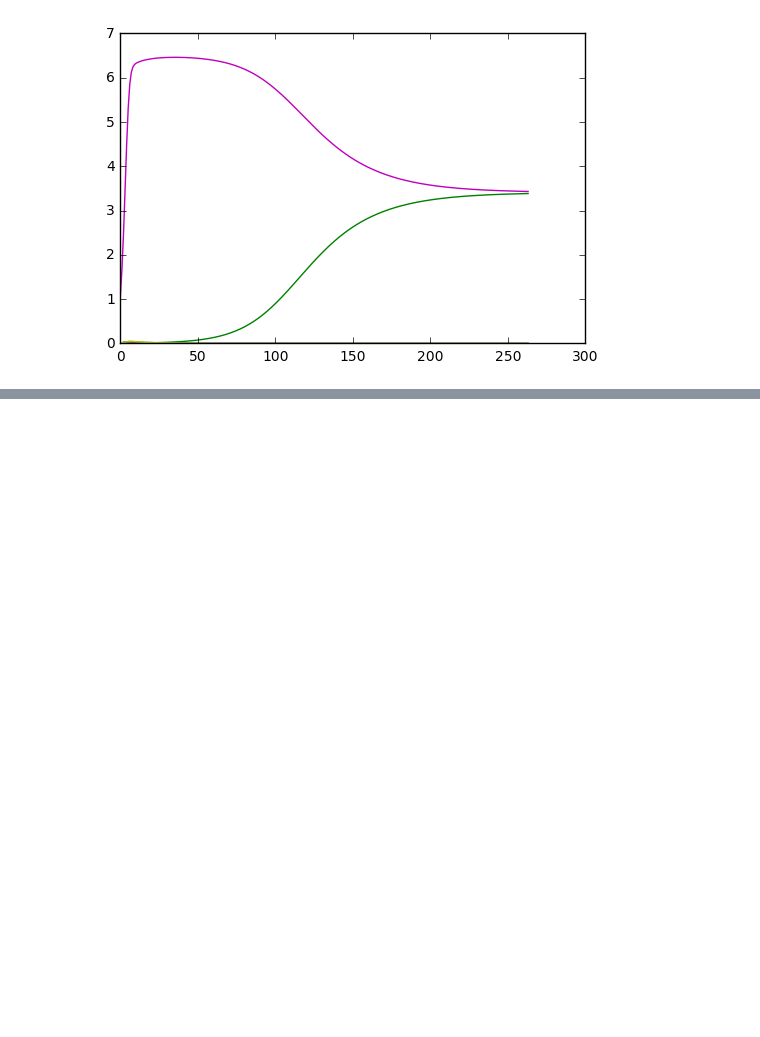
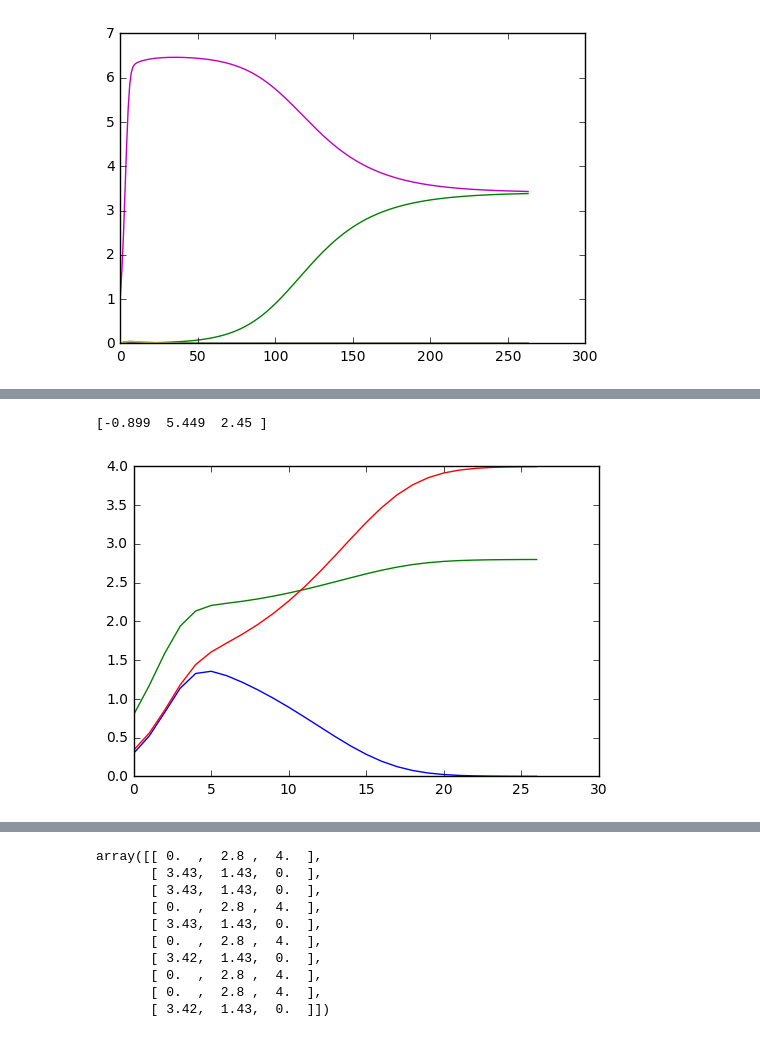
Before and after one commit to mlivesa2/compLV_ring, a Jupyter notebook: Comp_LV_Ring.ipynb, the cells around one changed output, grey strips where cells are left out. Saved outputs shown, nothing was run; the diff lists cells and outputs as text; code cells hidden in the pictures; blank space fills up the shorter version.

Commit message:
Reals B

```diff
--- a/Comp_LV_Ring.ipynb
+++ b/Comp_LV_Ring.ipynb
@@ -169,0 +177,8 @@ array([[ 0. ,  0. ,  0. ,  0. ,  9.2,  0. ],
+# %%
+## Experiment 2 Solution
+A = np.array([[2.5,1,3],[1,2.5,0],[3,0,2]])
+print(lin.eig(A)[0].round(3).real)
+MonteCarlo_LV(10,A,np.matrix([2,2,1]).T)
+# %% [output]
+[-0.899  5.449  2.45 ]
+[figure, added]
@@ -169,0 +194,10 @@ array([[ 0. ,  0. ,  0. ,  0. ,  9.2,  0. ],
+array([[ 0.  ,  2.8 ,  4.  ],
+       [ 3.43,  1.43,  0.  ],
+       [ 3.43,  1.43,  0.  ],
+       [ 0.  ,  2.8 ,  4.  ],
+       [ 3.43,  1.43,  0.  ],
+       [ 0.  ,  2.8 ,  4.  ],
+       [ 3.42,  1.43,  0.  ],
+       [ 0.  ,  2.8 ,  4.  ],
+       [ 0.  ,  2.8 ,  4.  ],
+       [ 3.42,  1.43,  0.  ]])
```
Also changed, not shown: parts of 23 cells of this notebook.
